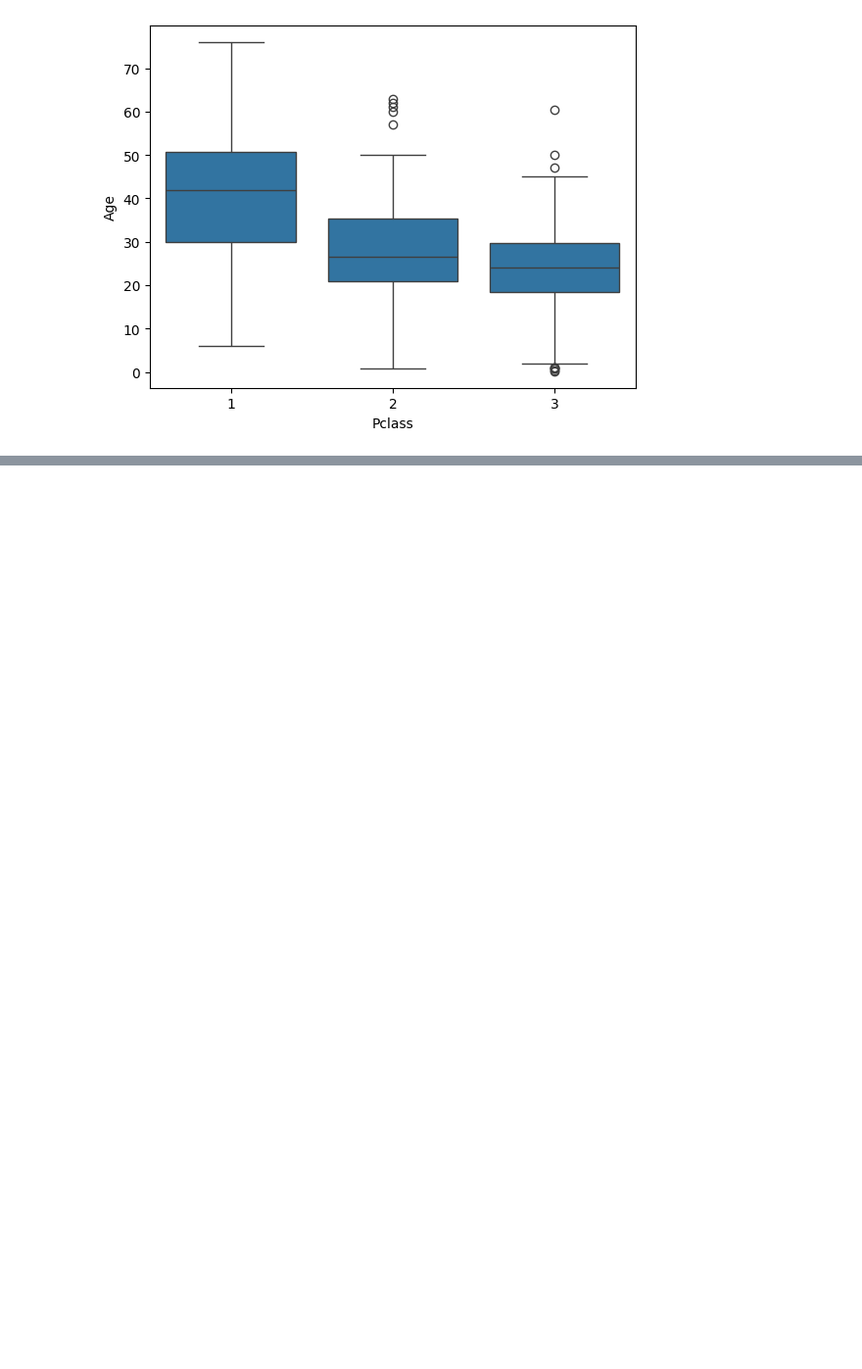
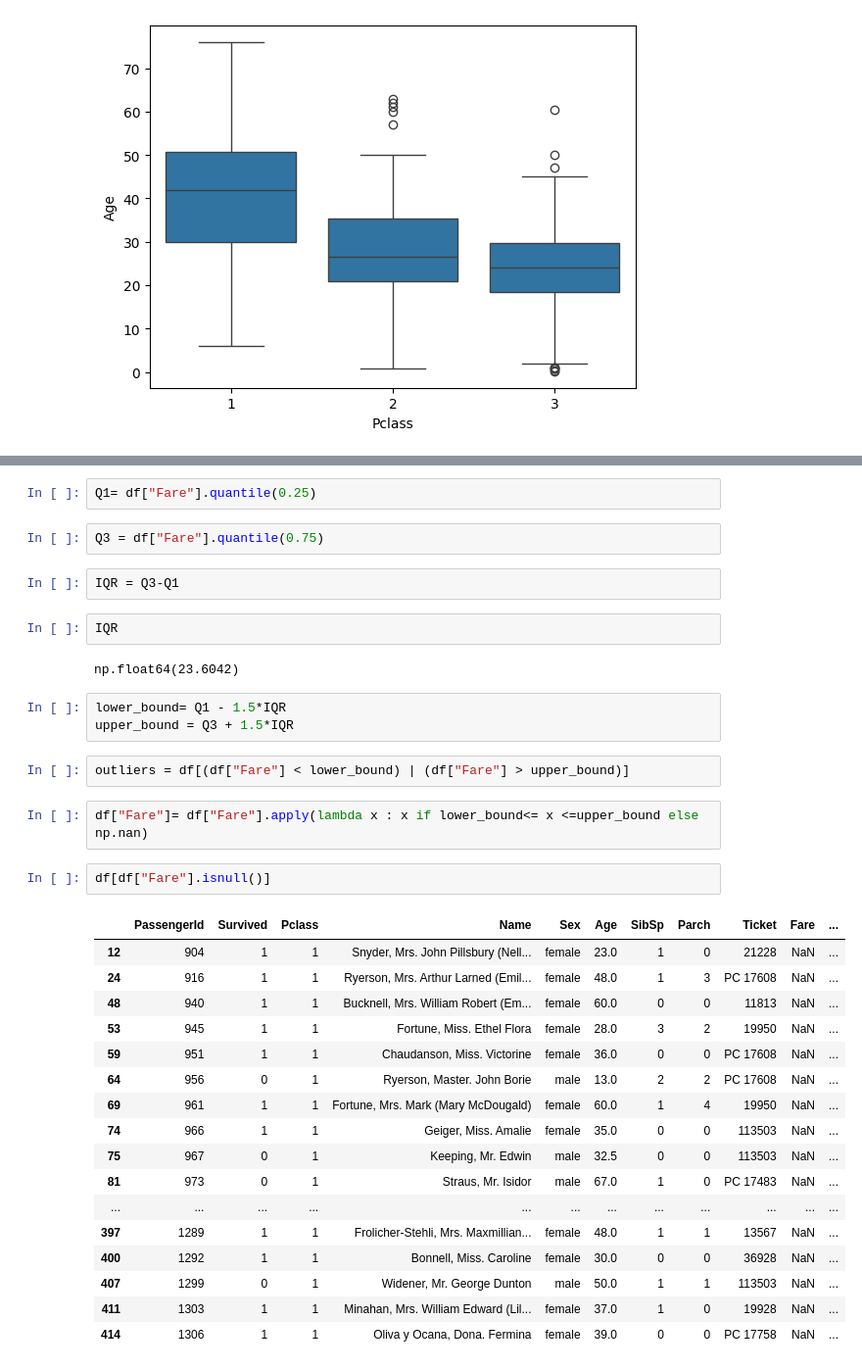
Before and after one commit to KerimGurbaz/titanic_analysis, a Jupyter notebook: titanic_analysis.ipynb, the cells around one changed output, grey strips where cells are left out. Shown: that part at 98% size. Saved outputs shown, nothing was run; the diff lists cells and outputs as text; blank space fills up the shorter version.

```diff
--- a/titanic_analysis.ipynb
+++ b/titanic_analysis.ipynb
@@ -172,0 +221,37 @@ memory usage: 39.3+ KB
+# %%
+Q1= df["Fare"].quantile(0.25)
+# %%
+Q3 = df["Fare"].quantile(0.75)
+# %%
+IQR = Q3-Q1
+# %%
+IQR
+# %% [output]
+np.float64(23.6042)
+# %%
+lower_bound= Q1 - 1.5*IQR
+upper_bound = Q3 + 1.5*IQR
+# %%
+outliers = df[(df["Fare"] < lower_bound) | (df["Fare"] > upper_bound)]
+# %%
+df["Fare"]= df["Fare"].apply(lambda x : x if lower_bound<= x <=upper_bound else np.nan)
+# %%
+df[df["Fare"].isnull()]
+# %% [output]
+|  | PassengerId | Survived | Pclass | Name | Sex | Age | SibSp | Parch | Ticket | Fare | ... |
+| 12 | 904 | 1 | 1 | Snyder, Mrs. John Pillsbury (Nell... | female | 23.0 | 1 | 0 | 21228 | NaN | ... |
+| 24 | 916 | 1 | 1 | Ryerson, Mrs. Arthur Larned (Emil... | female | 48.0 | 1 | 3 | PC 17608 | NaN | ... |
+| 48 | 940 | 1 | 1 | Bucknell, Mrs. William Robert (Em... | female | 60.0 | 0 | 0 | 11813 | NaN | ... |
+| 53 | 945 | 1 | 1 | Fortune, Miss. Ethel Flora | female | 28.0 | 3 | 2 | 19950 | NaN | ... |
+| 59 | 951 | 1 | 1 | Chaudanson, Miss. Victorine | female | 36.0 | 0 | 0 | PC 17608 | NaN | ... |
+| 64 | 956 | 0 | 1 | Ryerson, Master. John Borie | male | 13.0 | 2 | 2 | PC 17608 | NaN | ... |
+| 69 | 961 | 1 | 1 | Fortune, Mrs. Mark (Mary McDougald) | female | 60.0 | 1 | 4 | 19950 | NaN | ... |
+| 74 | 966 | 1 | 1 | Geiger, Miss. Amalie | female | 35.0 | 0 | 0 | 113503 | NaN | ... |
+| 75 | 967 | 0 | 1 | Keeping, Mr. Edwin | male | 32.5 | 0 | 0 | 113503 | NaN | ... |
+| 81 | 973 | 0 | 1 | Straus, Mr. Isidor | male | 67.0 | 1 | 0 | PC 17483 | NaN | ... |
+| ... | ... | ... | ... | ... | ... | ... | ... | ... | ... | ... | ... |
+| 397 | 1289 | 1 | 1 | Frolicher-Stehli, Mrs. Maxmillian... | female | 48.0 | 1 | 1 | 13567 | NaN | ... |
+| 400 | 1292 | 1 | 1 | Bonnell, Miss. Caroline | female | 30.0 | 0 | 0 | 36928 | NaN | ... |
+| 407 | 1299 | 0 | 1 | Widener, Mr. George Dunton | male | 50.0 | 1 | 1 | 113503 | NaN | ... |
+| 411 | 1303 | 1 | 1 | Minahan, Mrs. William Edward (Lil... | female | 37.0 | 1 | 0 | 19928 | NaN | ... |
+| 414 | 1306 | 1 | 1 | Oliva y Ocana, Dona. Fermina | female | 39.0 | 0 | 0 | PC 17758 | NaN | ... |
```
Also changed, not shown: parts of 11 cells of this notebook.
